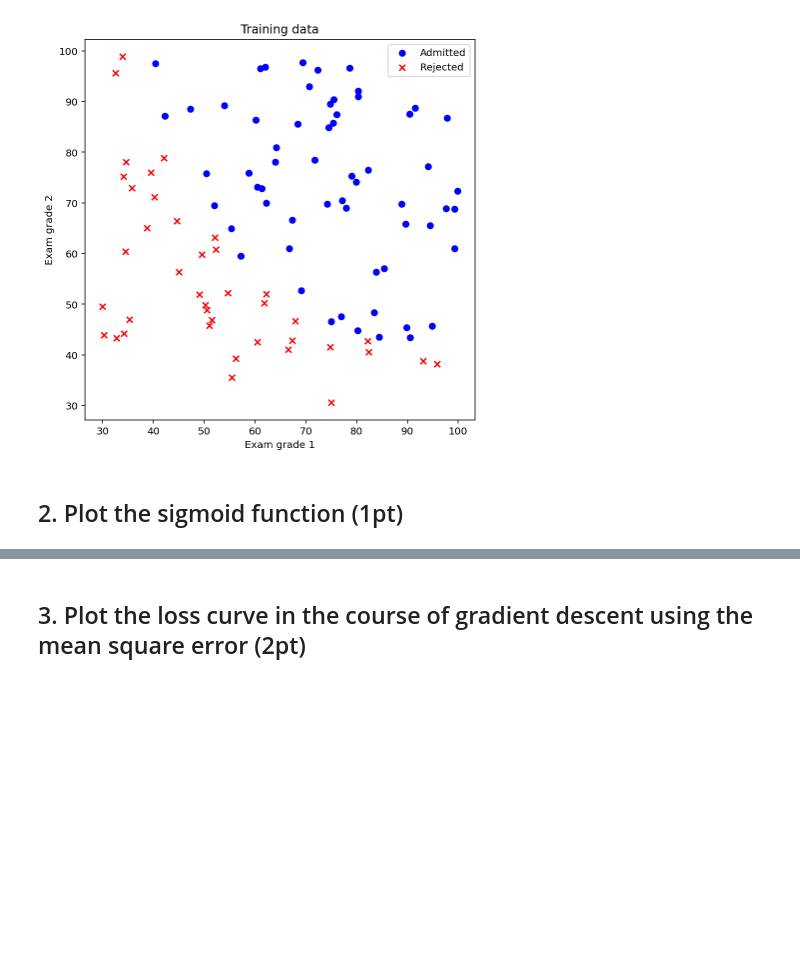
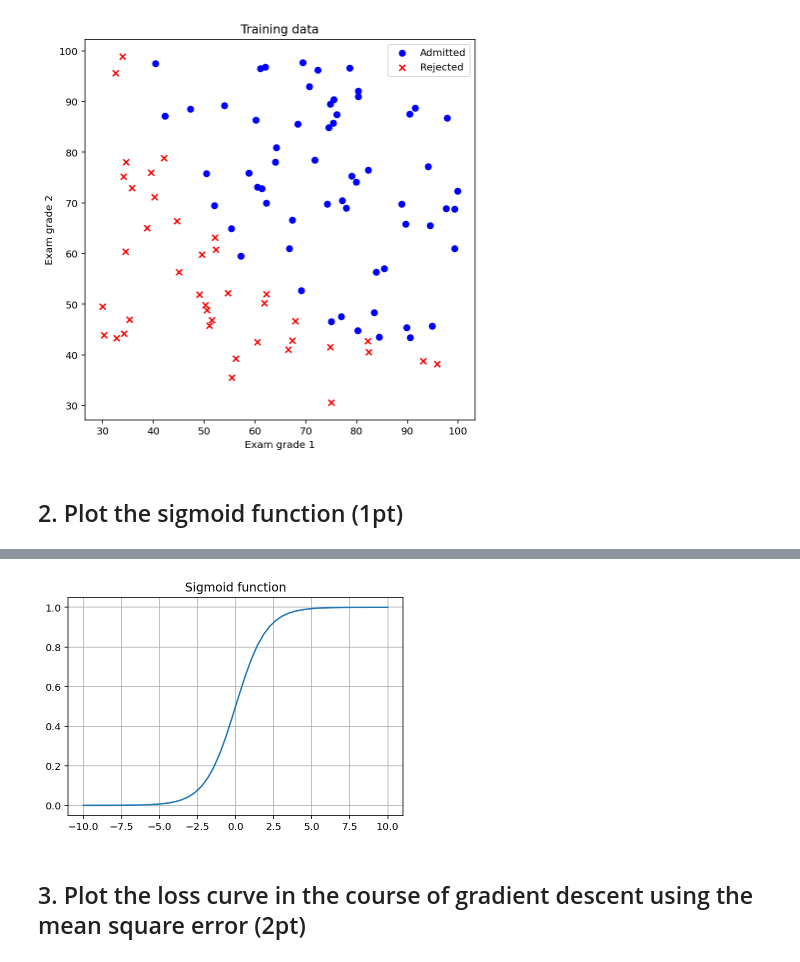
Before and after one commit to wkdthf21/Machine-Learning-Assignment, a Jupyter notebook: 04/assignment_04.ipynb, the cells around one changed output, grey strips where cells are left out. Saved outputs shown, nothing was run; the diff lists cells and outputs as text; code cells hidden in the pictures; blank space fills up the shorter version.

```diff
--- a/04/assignment_04.ipynb
+++ b/04/assignment_04.ipynb
@@ -76,7 +76,7 @@ You may use functions `np.exp`, `np.linspace`.
 # %%
 def sigmoid(z):
 
-    sigmoid_f =
+    sigmoid_f = 1 / (1 + np.exp(-z))
 
     return sigmoid_f
 
@@ -453,3 +453,13 @@ plt.show()
+# %%
+# plot
+x_values = np.linspace(-10,10)
+
+plt.figure(2)
+plt.plot(x_values,sigmoid(x_values))
+plt.title("Sigmoid function")
+plt.grid(True)
+# %% [output]
+[figure, added]
 # %% [markdown]
 ## 3. Plot the loss curve in the course of gradient descent using the mean square error (2pt)
 # %%
```
Also changed, not shown: parts of 3 cells of this notebook.
